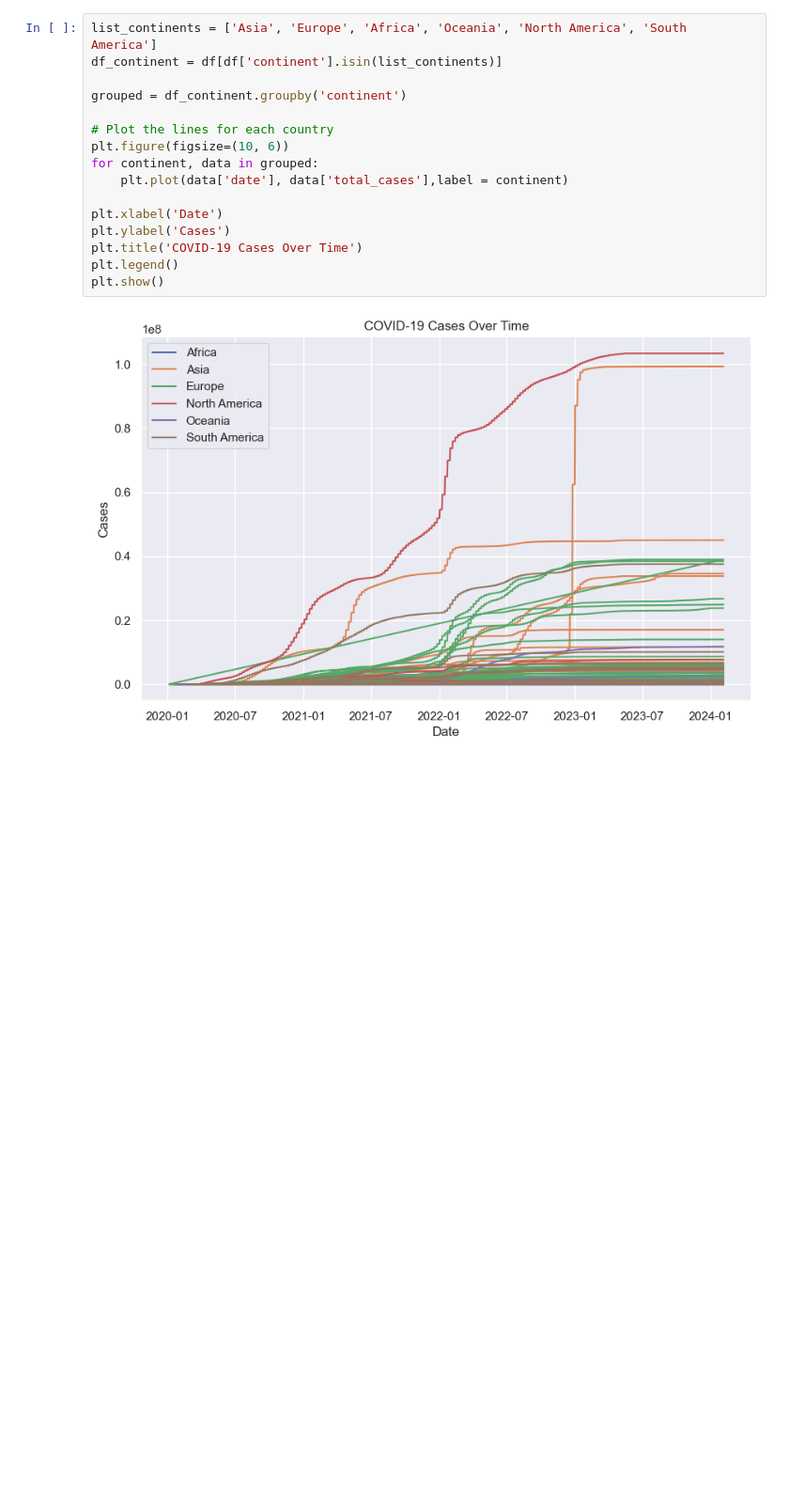
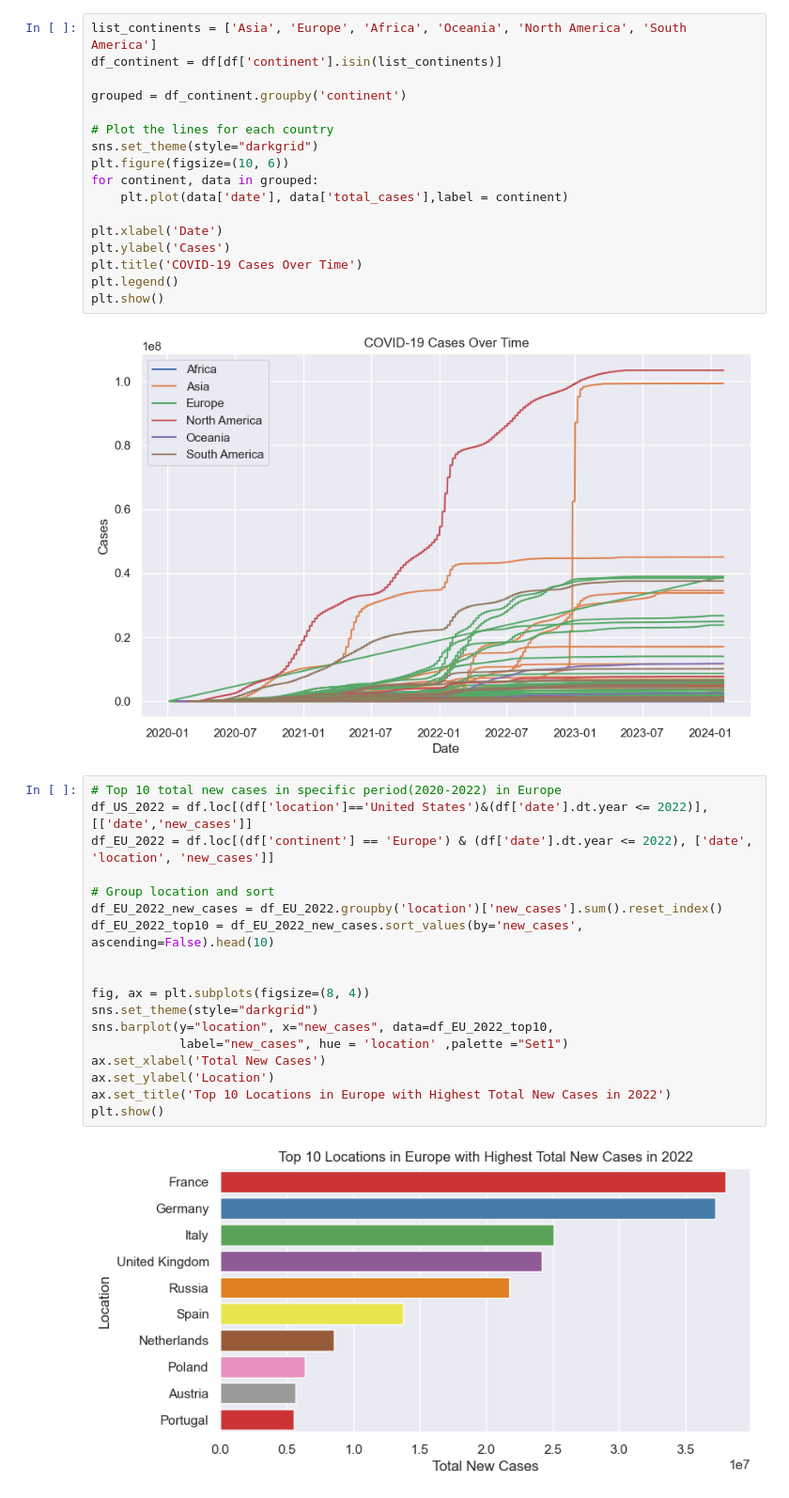
Before and after one commit to Enlightenus/COVID_Visualization, a Jupyter notebook: COVID.ipynb, the cells around one changed output. Shown: that part at 94% size. Saved outputs shown, nothing was run; the diff lists cells and outputs as text; blank space fills up the shorter version.

```diff
--- a/COVID.ipynb
+++ b/COVID.ipynb
@@ -87,6 +87,7 @@ df_continent = df[df['continent'].isin(list_continents)]
 grouped = df_continent.groupby('continent')
 
 # Plot the lines for each country
+sns.set_theme(style="darkgrid")
 plt.figure(figsize=(10, 6))
 for continent, data in grouped:
     plt.plot(data['date'], data['total_cases'],label = continent)
@@ -98,3 +99,23 @@ plt.legend()
 plt.show()
 # %% [output]
 [figure]
+# %%
+# Top 10 total new cases in specific period(2020-2022) in Europe
+df_US_2022 = df.loc[(df['location']=='United States')&(df['date'].dt.year <= 2022)],[['date','new_cases']]
+df_EU_2022 = df.loc[(df['continent'] == 'Europe') & (df['date'].dt.year <= 2022), ['date', 'location', 'new_cases']]
+
+# Group location and sort
+df_EU_2022_new_cases = df_EU_2022.groupby('location')['new_cases'].sum().reset_index()
+df_EU_2022_top10 = df_EU_2022_new_cases.sort_values(by='new_cases', ascending=False).head(10)
+
+
+fig, ax = plt.subplots(figsize=(8, 4))
+sns.set_theme(style="darkgrid")
+sns.barplot(y="location", x="new_cases", data=df_EU_2022_top10,
+            label="new_cases", hue = 'location' ,palette ="Set1")
+ax.set_xlabel('Total New Cases')
+ax.set_ylabel('Location')
+ax.set_title('Top 10 Locations in Europe with Highest Total New Cases in 2022')
+plt.show()
+# %% [output]
+[figure, added]
```
Also changed, not shown: parts of 3 cells of this notebook.
